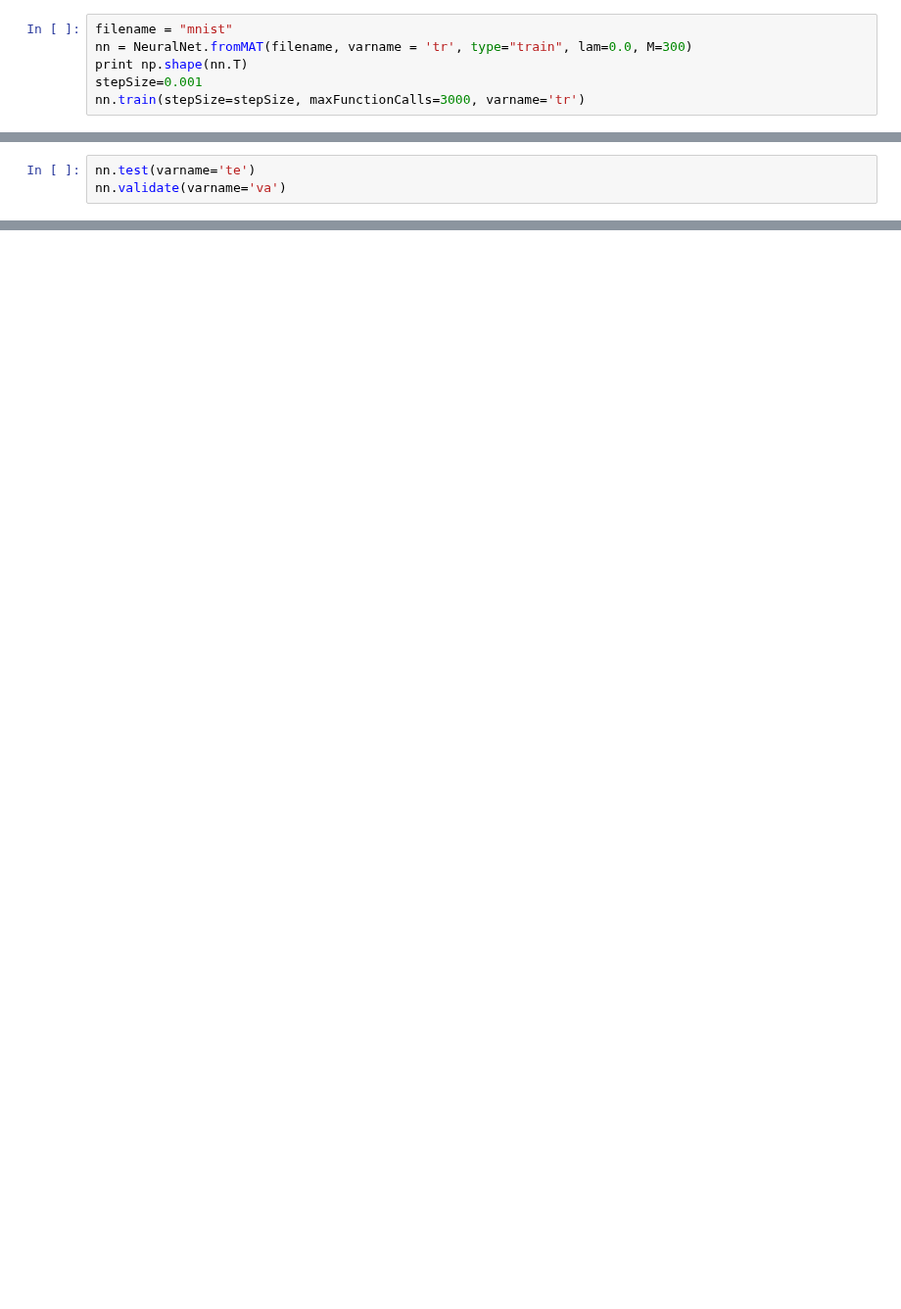
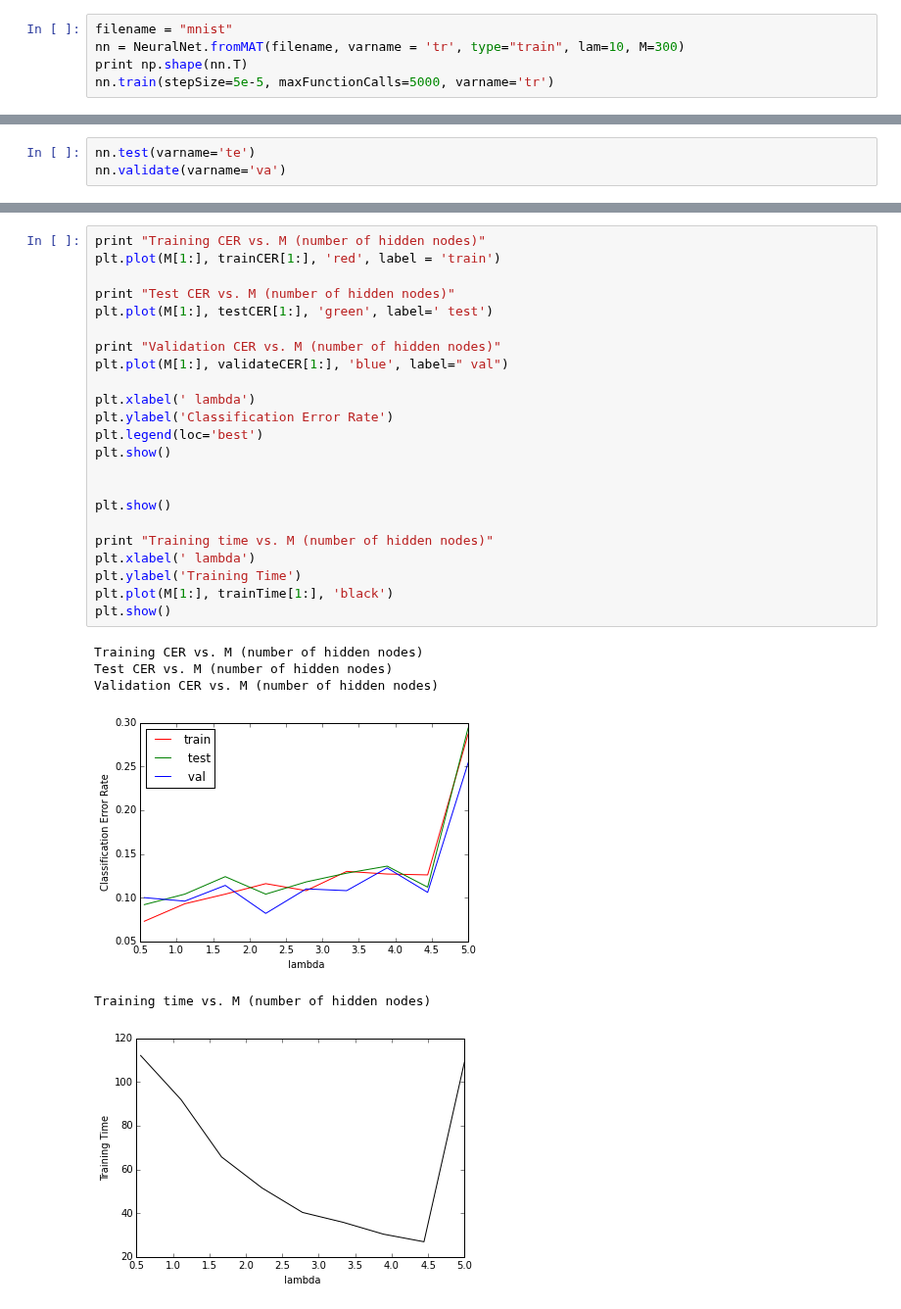
Before and after one commit to peteflorence/Machine-Learning-6.867-homework, a Jupyter notebook: hw3/prob_2_MNIST.ipynb, the cells around one changed output, grey strips where cells are left out. Shown at 98% size. Cells and saved outputs as stored; diff of their text form; blank space fills up the shorter version.

```diff
--- a/hw3/prob_2_MNIST.ipynb
+++ b/hw3/prob_2_MNIST.ipynb
@@ -8,7 +8,6 @@ import matplotlib.pyplot as plt
 %matplotlib inline
 # %%
 filename = "mnist"
-nn = NeuralNet.fromMAT(filename, varname = 'tr', type="train", lam=0.0, M=300)
+nn = NeuralNet.fromMAT(filename, varname = 'tr', type="train", lam=10, M=300)
 print np.shape(nn.T)
-stepSize=0.001
-nn.train(stepSize=stepSize, maxFunctionCalls=3000, varname='tr')
+nn.train(stepSize=5e-5, maxFunctionCalls=5000, varname='tr')
@@ -208,0 +158,30 @@ print a[-1]
+# %%
+print "Training CER vs. M (number of hidden nodes)"
+plt.plot(M[1:], trainCER[1:], 'red', label = 'train')
+
+print "Test CER vs. M (number of hidden nodes)"
+plt.plot(M[1:], testCER[1:], 'green', label=' test')
+
+print "Validation CER vs. M (number of hidden nodes)"
+plt.plot(M[1:], validateCER[1:], 'blue', label=" val")
+
+plt.xlabel(' lambda')
+plt.ylabel('Classification Error Rate')
+plt.legend(loc='best')
+plt.show()
+
+
+plt.show()
+
+print "Training time vs. M (number of hidden nodes)"
+plt.xlabel(' lambda')
+plt.ylabel('Training Time')
+plt.plot(M[1:], trainTime[1:], 'black')
+plt.show()
+# %% [output]
+Training CER vs. M (number of hidden nodes)
+Test CER vs. M (number of hidden nodes)
+Validation CER vs. M (number of hidden nodes)
+[figure, added]
+Training time vs. M (number of hidden nodes)
+[figure, added]
```
Also changed, not shown: parts of 13 cells of this notebook, 5 other files.
